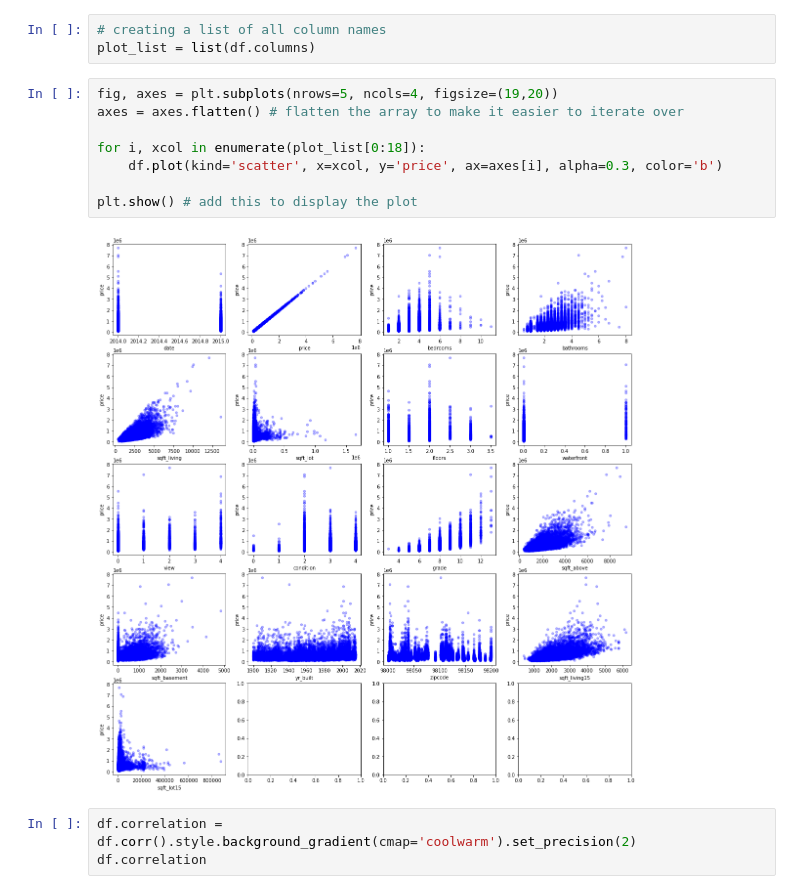
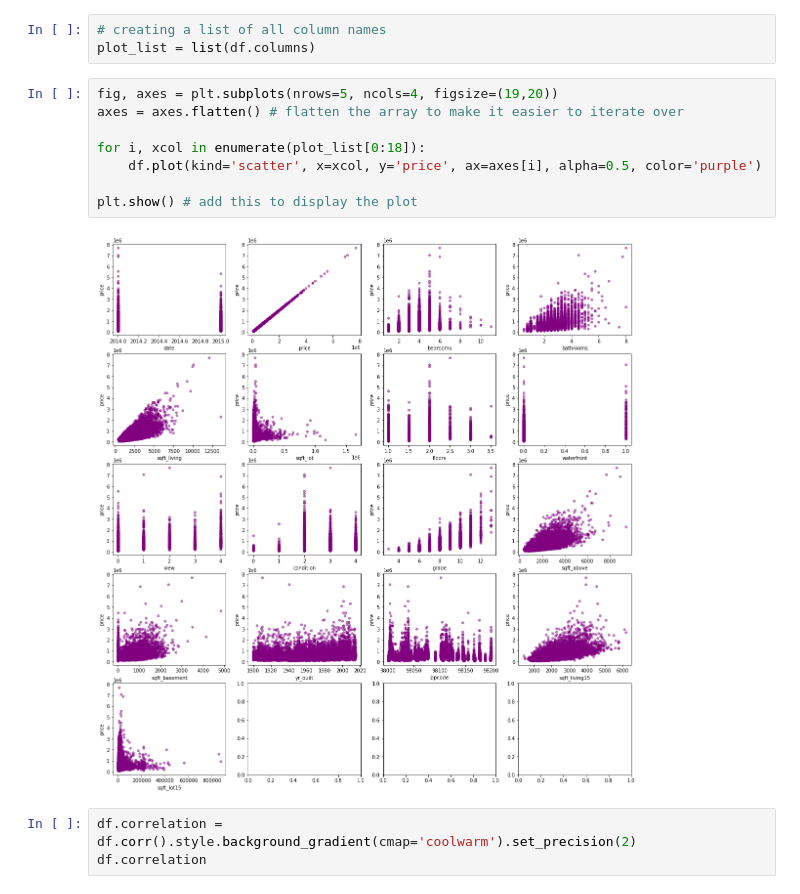
Before and after one commit to BKitainge/Phase_2_Project, a Jupyter notebook: Phase2Projectedit.ipynb, the cells around one changed output. Drawn from its saved outputs; the diff is of its cells as text.

```diff
--- a/Phase2Projectedit.ipynb
+++ b/Phase2Projectedit.ipynb
@@ -398,13 +398,13 @@ plot_list = list(df.columns)
 # %%
 fig, axes = plt.subplots(nrows=5, ncols=4, figsize=(19,20))
 axes = axes.flatten() # flatten the array to make it easier to iterate over
 
 for i, xcol in enumerate(plot_list[0:18]):
-    df.plot(kind='scatter', x=xcol, y='price', ax=axes[i], alpha=0.3, color='b')
+    df.plot(kind='scatter', x=xcol, y='price', ax=axes[i], alpha=0.5, color='purple')
 
 plt.show() # add this to display the plot
 # %% [output]
-[figure, old version]
+[figure, new version]
 # %%
 df.correlation = df.corr().style.background_gradient(cmap='coolwarm').set_precision(2)
 df.correlation
```
Also changed, not shown: parts of 3 cells of this notebook.
